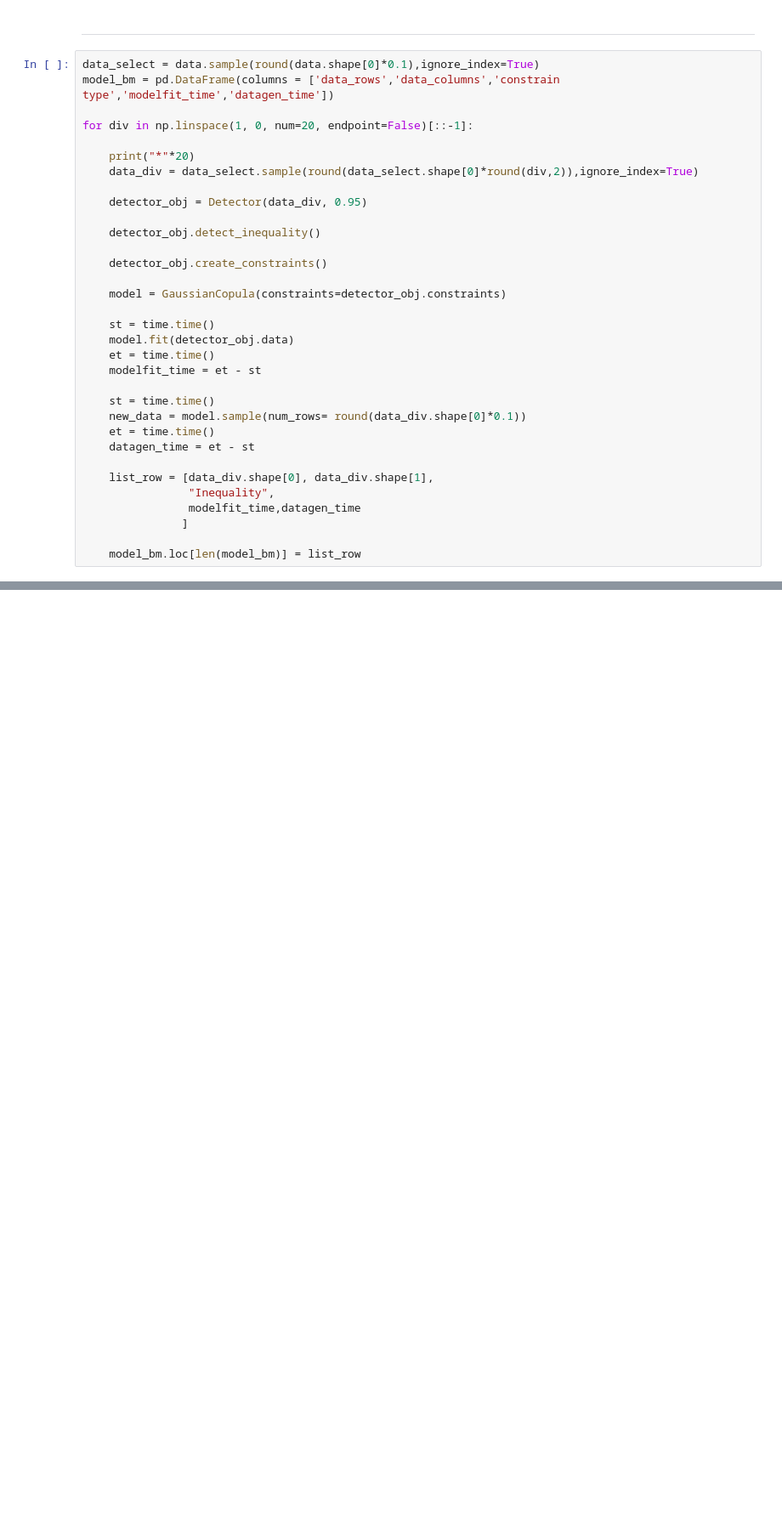
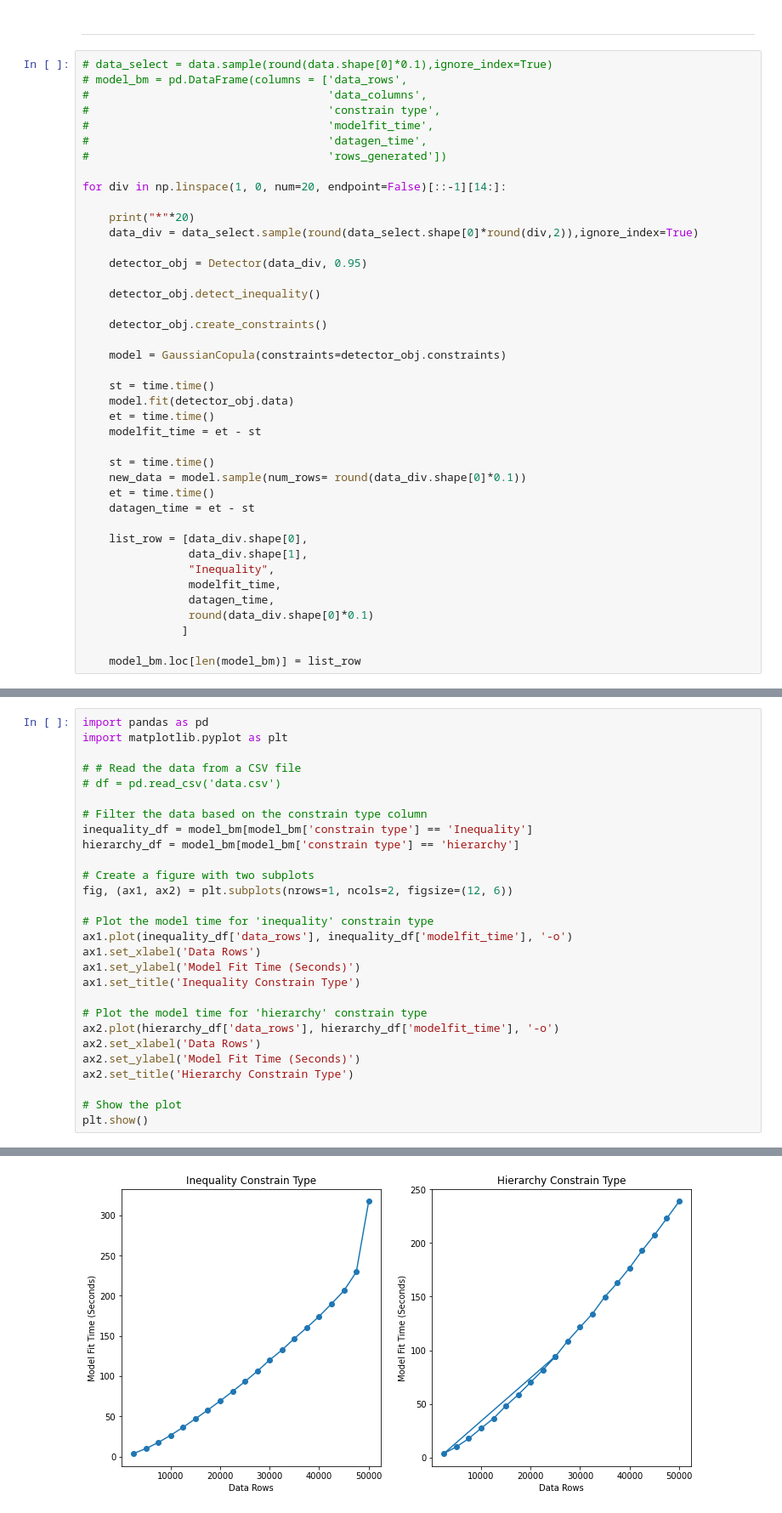
Before and after one commit to YunyiLian/Synthetic_Data_Generation_DS, a Jupyter notebook: src/benchmark_detector_model.ipynb, the cells around one changed output, grey strips where cells are left out. Shown at 85% size. Drawn from its saved outputs; the diff is of its cells as text; blank space fills up the shorter version.

```diff
--- a/src/benchmark_detector_model.ipynb
+++ b/src/benchmark_detector_model.ipynb
@@ -540,10 +802,15 @@ NameError: name 'runtime_bm' is not defined
 # %% [markdown]
 -----
 # %%
-data_select = data.sample(round(data.shape[0]*0.1),ignore_index=True)
-model_bm = pd.DataFrame(columns = ['data_rows','data_columns','constrain type','modelfit_time','datagen_time'])
+# data_select = data.sample(round(data.shape[0]*0.1),ignore_index=True)
+# model_bm = pd.DataFrame(columns = ['data_rows',
+#                                    'data_columns',
+#                                    'constrain type',
+#                                    'modelfit_time',
+#                                    'datagen_time',
+#                                    'rows_generated'])
 
-for div in np.linspace(1, 0, num=20, endpoint=False)[::-1]:
+for div in np.linspace(1, 0, num=20, endpoint=False)[::-1][14:]:
 
     print("*"*20)
     data_div = data_select.sample(round(data_select.shape[0]*round(div,2)),ignore_index=True)
@@ -566,9 +833,12 @@ for div in np.linspace(1, 0, num=20, endpoint=False)[::-1]:
     et = time.time()
     datagen_time = et - st
 
-    list_row = [data_div.shape[0], data_div.shape[1],
+    list_row = [data_div.shape[0],
+                data_div.shape[1],
                 "Inequality",
-                modelfit_time,datagen_time
+                modelfit_time,
+                datagen_time,
+                round(data_div.shape[0]*0.1)
                ]
 
     model_bm.loc[len(model_bm)] = list_row
@@ -643,3 +1108,32 @@ for div in np.linspace(1, 0, num=20, endpoint=False):
                    ]
 
         model_bm.loc[len(model_bm)] = list_row
+# %%
+import pandas as pd
+import matplotlib.pyplot as plt
+
+# # Read the data from a CSV file
+# df = pd.read_csv('data.csv')
+
+# Filter the data based on the constrain type column
+inequality_df = model_bm[model_bm['constrain type'] == 'Inequality']
+hierarchy_df = model_bm[model_bm['constrain type'] == 'hierarchy']
+
+# Create a figure with two subplots
+fig, (ax1, ax2) = plt.subplots(nrows=1, ncols=2, figsize=(12, 6))
+
+# Plot the model time for 'inequality' constrain type
+ax1.plot(inequality_df['data_rows'], inequality_df['modelfit_time'], '-o')
+ax1.set_xlabel('Data Rows')
+ax1.set_ylabel('Model Fit Time (Seconds)')
+ax1.set_title('Inequality Constrain Type')
+
+# Plot the model time for 'hierarchy' constrain type
+ax2.plot(hierarchy_df['data_rows'], hierarchy_df['modelfit_time'], '-o')
+ax2.set_xlabel('Data Rows')
+ax2.set_ylabel('Model Fit Time (Seconds)')
+ax2.set_title('Hierarchy Constrain Type')
+
+# Show the plot
+plt.show()
+# %% [output]
@@ -646,2 +1157,3 @@ for div in np.linspace(1, 0, num=20, endpoint=False):
+[figure, added]
 # %%
 path ="/Users/santoshitadanki/Synthetic_Data_Generation_DS/data/benchmark_results/"
```
Also changed, not shown: parts of 21 cells of this notebook, 7 other files.
